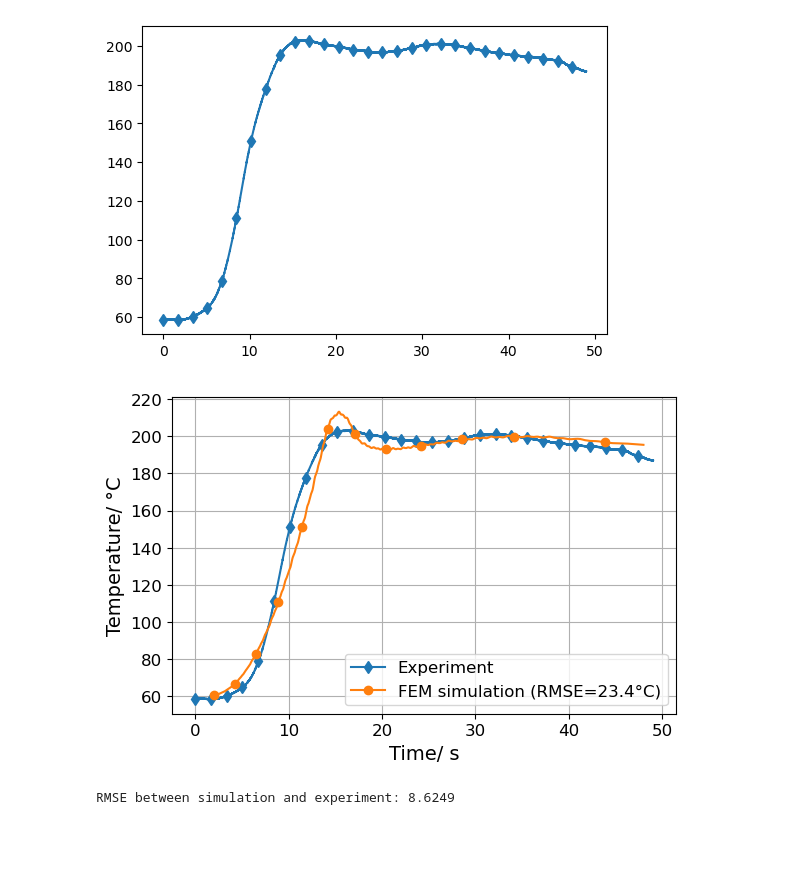
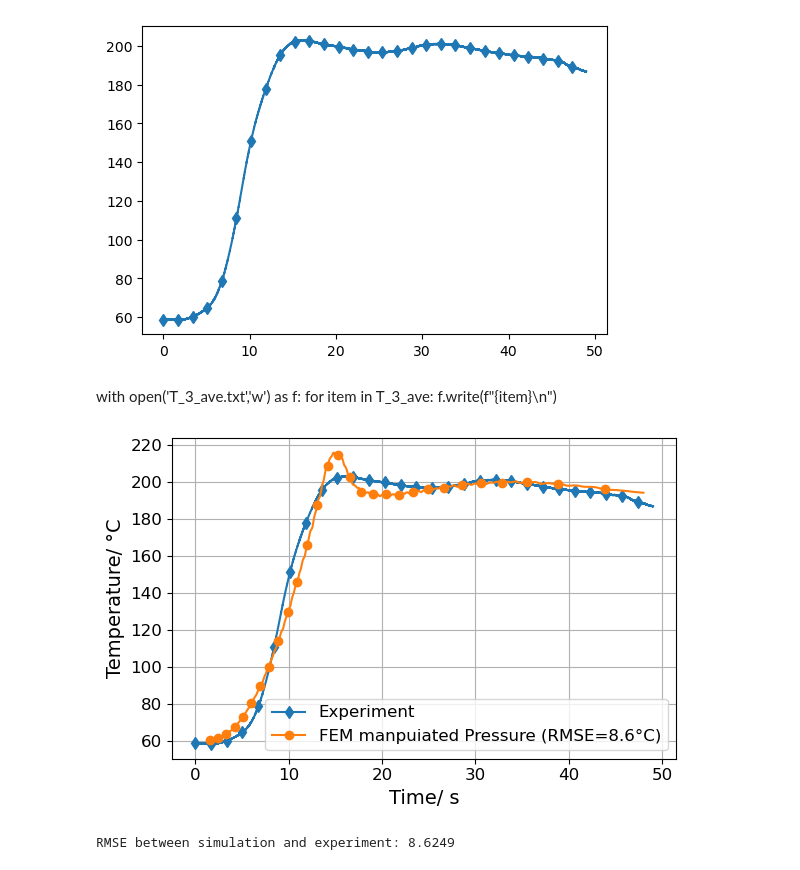
Before and after one commit to yanjun96/thermal_mechanics_fenicsx, a Jupyter notebook: therm/P_try/T_ex_si.ipynb, the cells around one changed output. Drawn from its saved outputs; the diff is of its cells as text; code cells hidden in the pictures; blank space fills up the shorter version.

```diff
--- a/therm/P_try/T_ex_si.ipynb
+++ b/therm/P_try/T_ex_si.ipynb
@@ -41,27 +41,31 @@ for i in range(len(T)):
 Lables already exists, for mesh m-3-5.msh is  [19098, 34079, 7351]
 t and T have been successfully extracted from /home/yanjun/documents/sim_results/thermal_2024/P_try/Result_T-s-607-d-224-m-3-5-c-1-e-271817.csv
 [figure]
+# %% [markdown]
+with open('T_3_ave.txt','w') as f:
+    for item in T_3_ave:
+        f.write(f"{item}\n")
 # %%
 plt.figure(figsize=(6, 4))
 
 plt.plot(t_e, T_e_ave, label= "Experiment",marker='d',markevery=1000)
-plt.plot(t,pd.Series(T_3_ave).rolling(window=50).mean(),label= "FEM simulation (RMSE=23.4°C)", marker=marker_styles[j], markevery=50)
+plt.plot(t,pd.Series(T_3_ave).rolling(window=40).mean(),label= "FEM manpuiated Pressure (RMSE=8.6°C)", marker=marker_styles[j], markevery=20)
 
 
 fontsize_global = 12
 
 
 plt.xticks(fontsize=fontsize_global)
 plt.yticks(fontsize=fontsize_global)
 plt.xlabel('Time/ s', fontsize=14)
 plt.ylabel('Temperature/ °C', fontsize=14)
 #plt.title('Simulation and Experimental results', fontsize=fontsize_global)
 plt.legend(fontsize=fontsize_global)
 plt.grid(True)
 plt.tight_layout()
-#plt.savefig('fem_rmse.pdf')
+plt.savefig('fem_p_rmse.pdf')
 # %% [output]
-[figure, old version]
+[figure, new version]
 # %%
 import numpy as np
 
```
Also changed, not shown: 3 other files.
